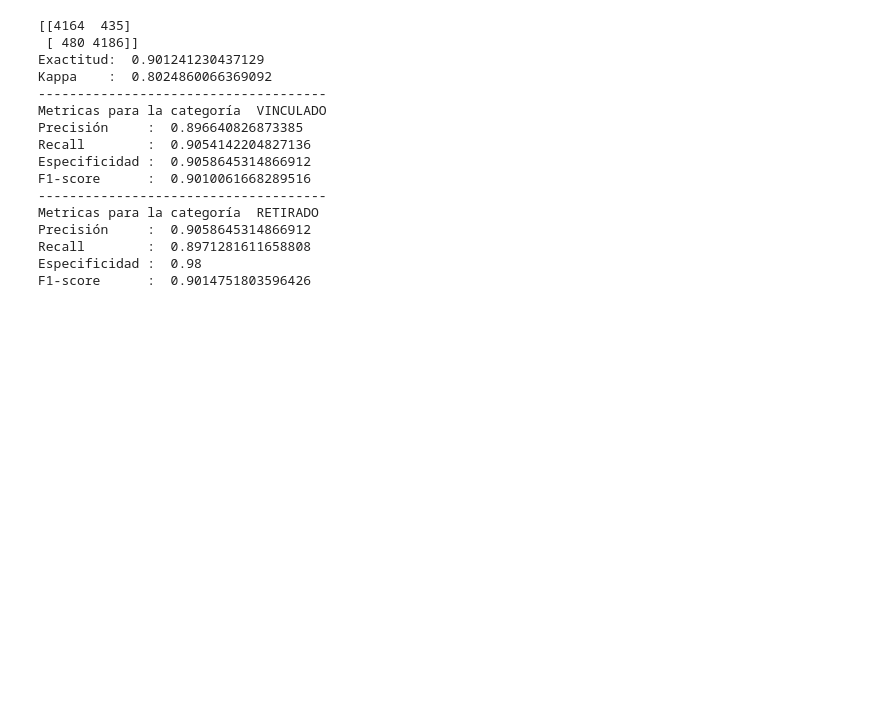
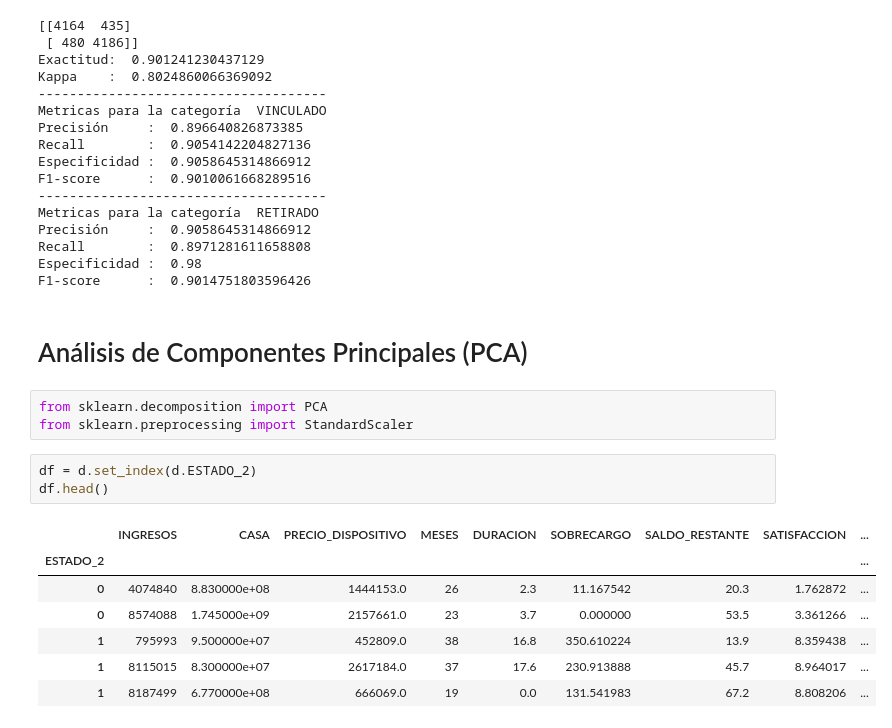
Before and after one commit to JuanDavidBallesteros/Telco-ML, a Jupyter notebook: Proyecto Final.ipynb, the cells around one changed output. Drawn from its saved outputs; the diff is of its cells as text; blank space fills up the shorter version.

```diff
--- a/Proyecto Final.ipynb
+++ b/Proyecto Final.ipynb
@@ -854,3 +854,19 @@ Precisión     :  0.9058645314866912
 Recall        :  0.8971281611658808
 Especificidad :  0.98
 F1-score      :  0.9014751803596426
+# %% [markdown]
+# Análisis de Componentes Principales (PCA)
+# %%
+from sklearn.decomposition import PCA
+from sklearn.preprocessing import StandardScaler
+# %%
+df = d.set_index(d.ESTADO_2)
+df.head()
+# %% [output]
+|  | INGRESOS | CASA | PRECIO_DISPOSITIVO | MESES | DURACION | SOBRECARGO | SALDO_RESTANTE | SATISFACCION | ... |
+| ESTADO_2 |  |  |  |  |  |  |  |  | ... |
+| 0 | 4074840 | 8.830000e+08 | 1444153.0 | 26 | 2.3 | 11.167542 | 20.3 | 1.762872 | ... |
+| 0 | 8574088 | 1.745000e+09 | 2157661.0 | 23 | 3.7 | 0.000000 | 53.5 | 3.361266 | ... |
+| 1 | 795993 | 9.500000e+07 | 452809.0 | 38 | 16.8 | 350.610224 | 13.9 | 8.359438 | ... |
+| 1 | 8115015 | 8.300000e+07 | 2617184.0 | 37 | 17.6 | 230.913888 | 45.7 | 8.964017 | ... |
+| 1 | 8187499 | 6.770000e+08 | 666069.0 | 19 | 0.0 | 131.541983 | 67.2 | 8.808206 | ... |
```
Also changed, not shown: parts of 22 cells of this notebook.
